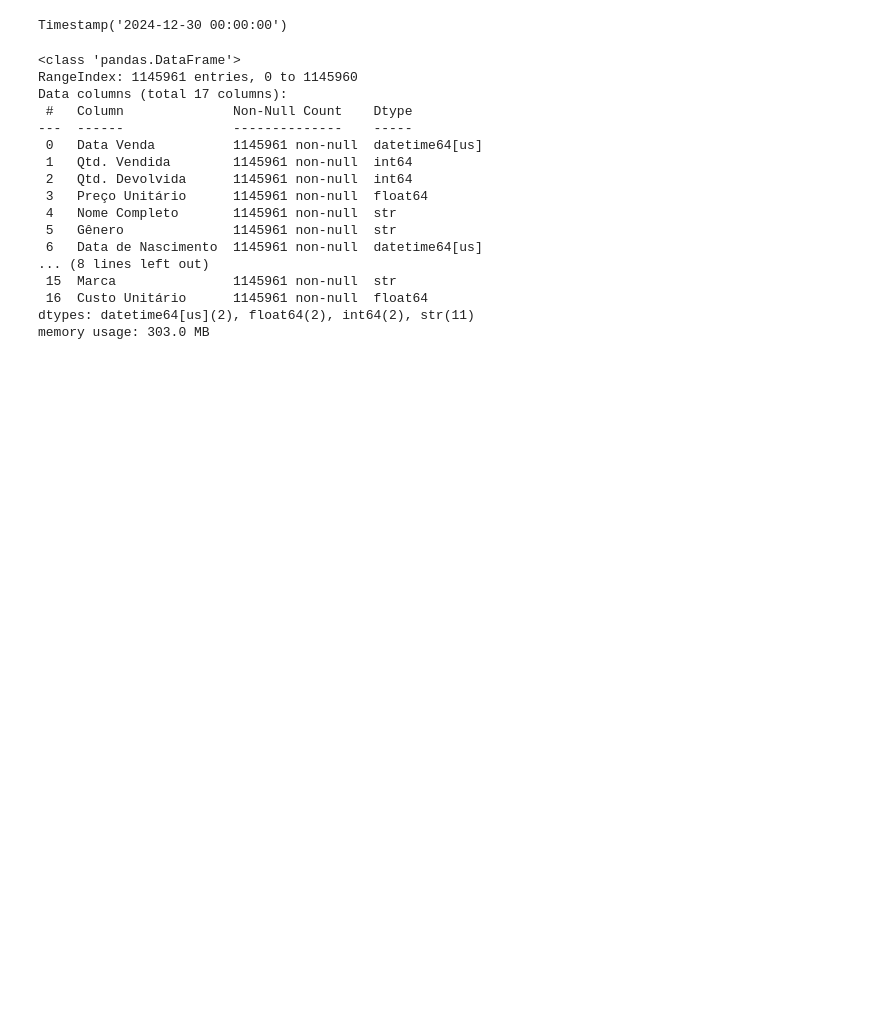
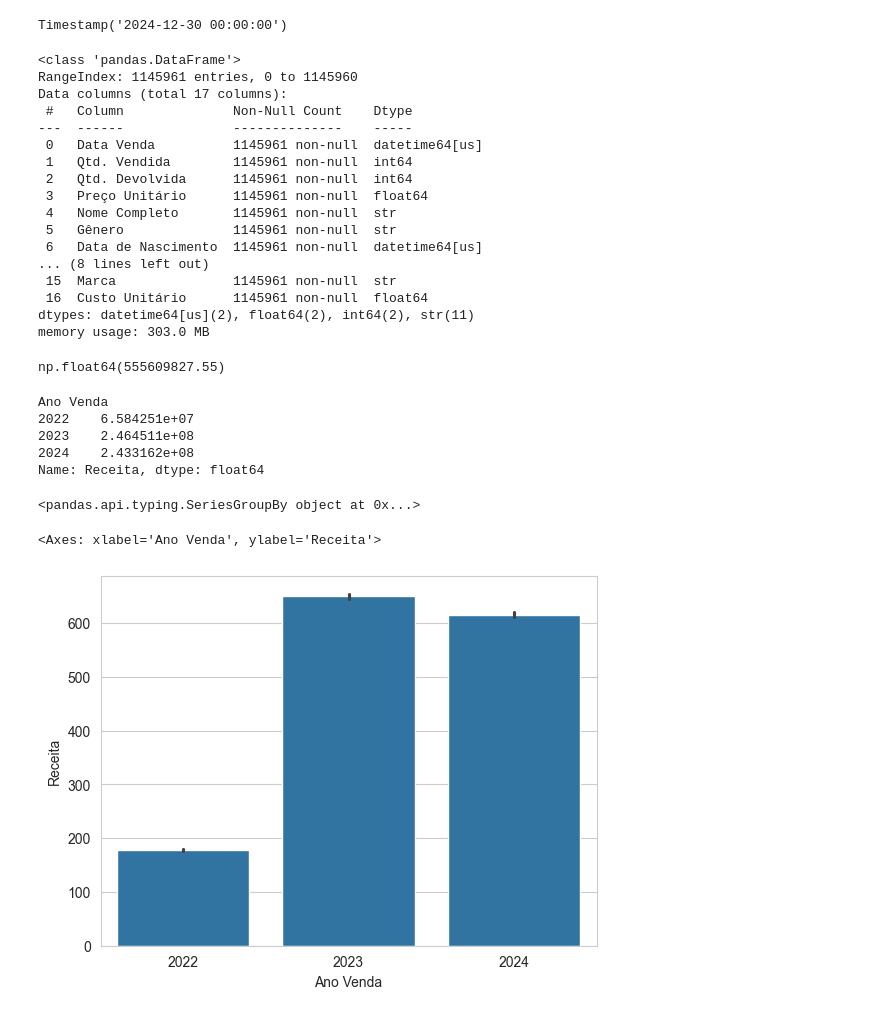
Before and after one commit to Lucas-Sala/Data, a Jupyter notebook: Estudos/Python/notebooks/04_analise.ipynb, the cells around one changed output. Drawn from its saved outputs; the diff is of its cells as text; code cells hidden in the pictures; blank space fills up the shorter version.

```diff
--- a/Estudos/Python/notebooks/04_analise.ipynb
+++ b/Estudos/Python/notebooks/04_analise.ipynb
@@ -79,3 +76,30 @@ memory usage: 303.0 MB
 df_vendas["Ano Venda"] = df_vendas["Data Venda"].dt.year
 df_vendas["Mes Venda"] = df_vendas["Data Venda"].dt.month
 df_vendas["Dia Semana Venda"] = df_vendas["Data Venda"].dt.day_name()
+# %%
+df_vendas["Receita"]=(
+    (df_vendas["Qtd. Vendida"]-
+     df_vendas["Qtd. Devolvida"])*
+    df_vendas["Preço Unitário"]
+)
+# %%
+df_vendas["Receita"].sum()
+# %% [output]
+np.float64(555609827.55)
+# %%
+df_vendas.groupby("Ano Venda")["Receita"].sum()
+# %% [output]
+Ano Venda
+2022    6.584251e+07
+2023    2.464511e+08
+2024    2.433162e+08
+Name: Receita, dtype: float64
+# %%
+df_vendas.groupby("Ano Venda")["Receita"]
+# %% [output]
+<pandas.api.typing.SeriesGroupBy object at 0x...>
+# %%
+sns.barplot(data=df_vendas,x="Ano Venda", y="Receita")
+# %% [output]
+<Axes: xlabel='Ano Venda', ylabel='Receita'>
+[figure, added]
```
Also changed, not shown: parts of 10 cells of this notebook.
